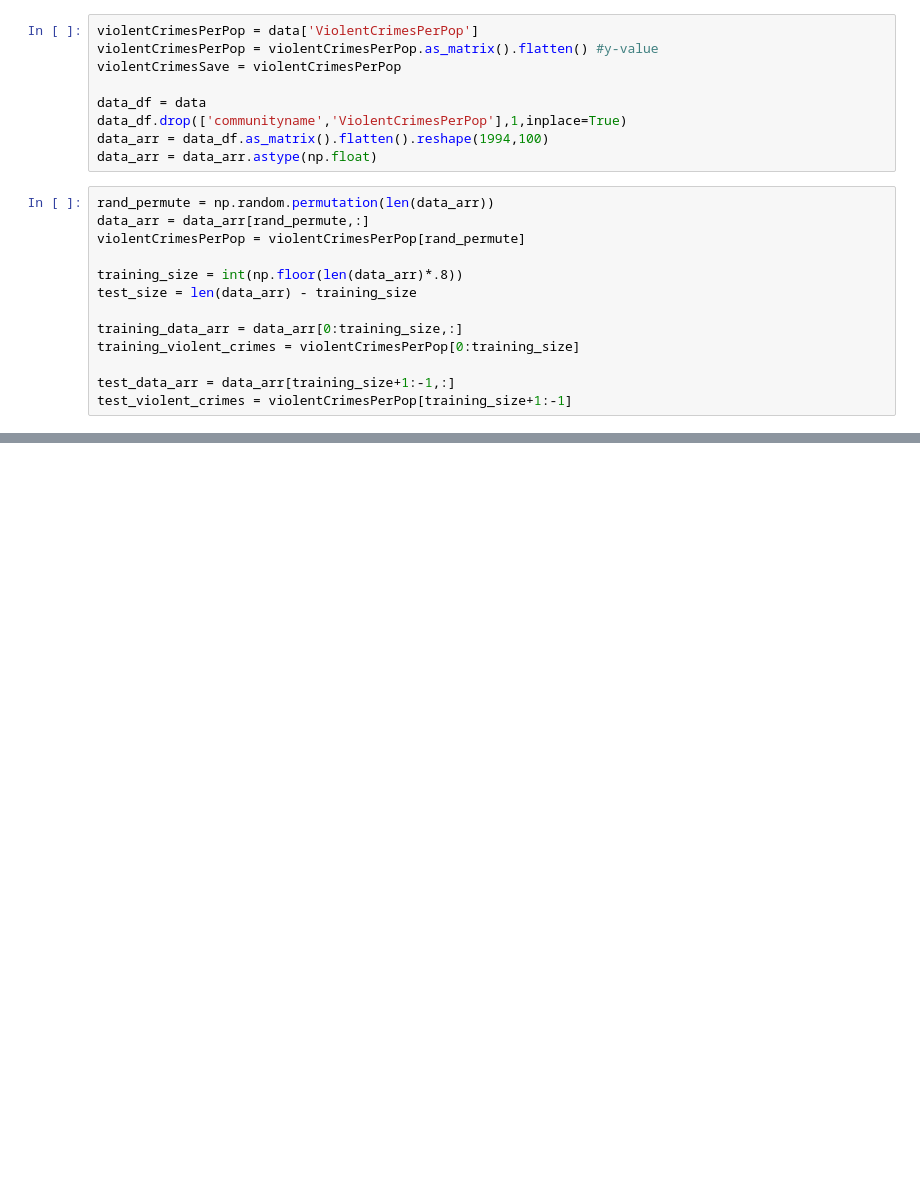
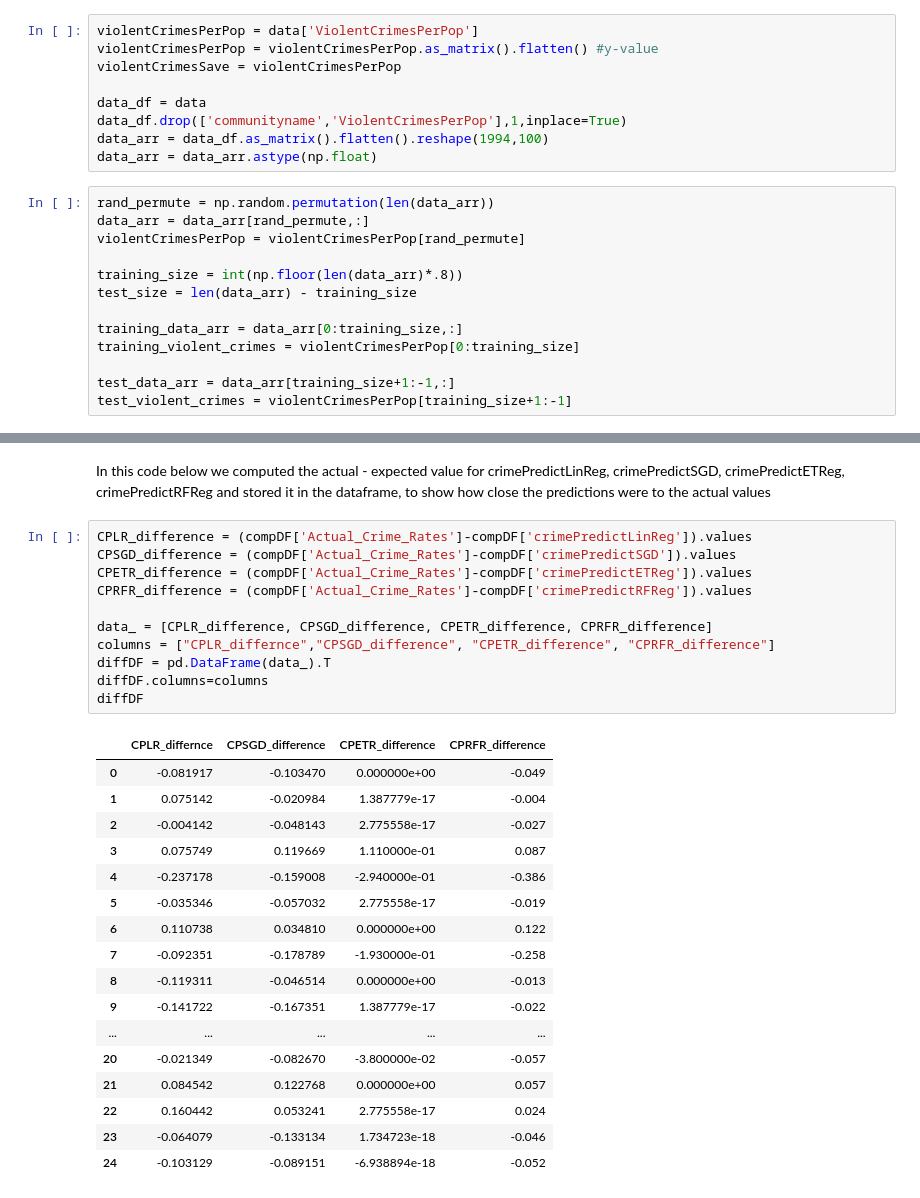
Before and after one commit to ddeychak/ddeychak.github.io, a Jupyter notebook: FinalTutorial - Gold Master.ipynb, the cells around one changed output, grey strips where cells are left out. Drawn from its saved outputs; the diff is of its cells as text; blank space fills up the shorter version.

```diff
--- a/FinalTutorial - Gold Master.ipynb
+++ b/FinalTutorial - Gold Master.ipynb
@@ -399,0 +400,31 @@ compDF
+# %% [markdown]
+In this code below we computed the actual - expected value for crimePredictLinReg, crimePredictSGD, crimePredictETReg, crimePredictRFReg and stored it in the dataframe, to show how close the predictions were to the actual values
+# %%
+CPLR_difference = (compDF['Actual_Crime_Rates']-compDF['crimePredictLinReg']).values
+CPSGD_difference = (compDF['Actual_Crime_Rates']-compDF['crimePredictSGD']).values
+CPETR_difference = (compDF['Actual_Crime_Rates']-compDF['crimePredictETReg']).values
+CPRFR_difference = (compDF['Actual_Crime_Rates']-compDF['crimePredictRFReg']).values
+
+data_ = [CPLR_difference, CPSGD_difference, CPETR_difference, CPRFR_difference]
+columns = ["CPLR_differnce","CPSGD_difference", "CPETR_difference", "CPRFR_difference"]
+diffDF = pd.DataFrame(data_).T
+diffDF.columns=columns
+diffDF
+# %% [output]
+|  | CPLR_differnce | CPSGD_difference | CPETR_difference | CPRFR_difference |
+| 0 | -0.081917 | -0.103470 | 0.000000e+00 | -0.049 |
+| 1 | 0.075142 | -0.020984 | 1.387779e-17 | -0.004 |
+| 2 | -0.004142 | -0.048143 | 2.775558e-17 | -0.027 |
+| 3 | 0.075749 | 0.119669 | 1.110000e-01 | 0.087 |
+| 4 | -0.237178 | -0.159008 | -2.940000e-01 | -0.386 |
+| 5 | -0.035346 | -0.057032 | 2.775558e-17 | -0.019 |
+| 6 | 0.110738 | 0.034810 | 0.000000e+00 | 0.122 |
+| 7 | -0.092351 | -0.178789 | -1.930000e-01 | -0.258 |
+| 8 | -0.119311 | -0.046514 | 0.000000e+00 | -0.013 |
+| 9 | -0.141722 | -0.167351 | 1.387779e-17 | -0.022 |
+| ... | ... | ... | ... | ... |
+| 20 | -0.021349 | -0.082670 | -3.800000e-02 | -0.057 |
+| 21 | 0.084542 | 0.122768 | 0.000000e+00 | 0.057 |
+| 22 | 0.160442 | 0.053241 | 2.775558e-17 | 0.024 |
+| 23 | -0.064079 | -0.133134 | 1.734723e-18 | -0.046 |
+| 24 | -0.103129 | -0.089151 | -6.938894e-18 | -0.052 |
```
Also changed, not shown: parts of 19 cells of this notebook.
